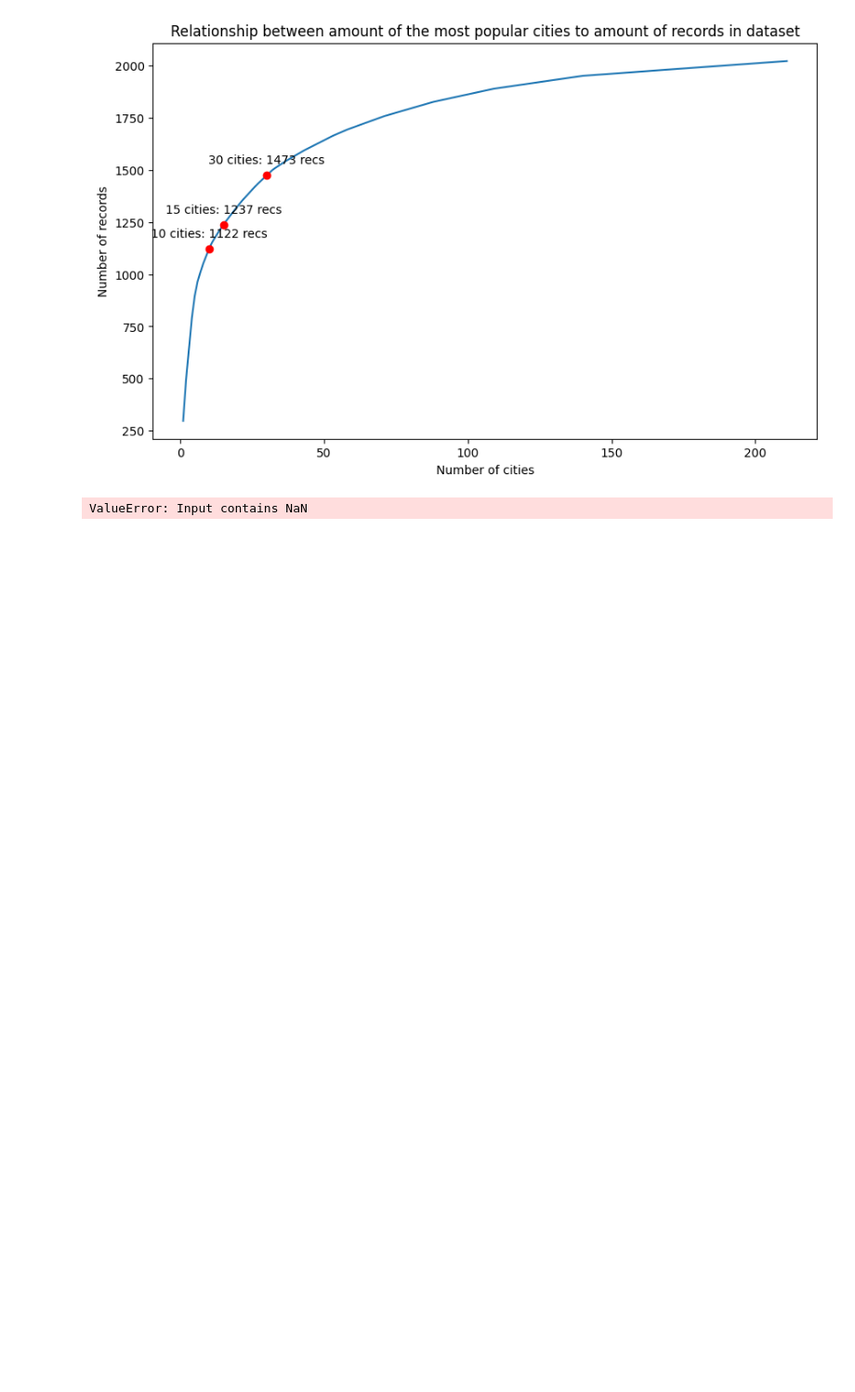
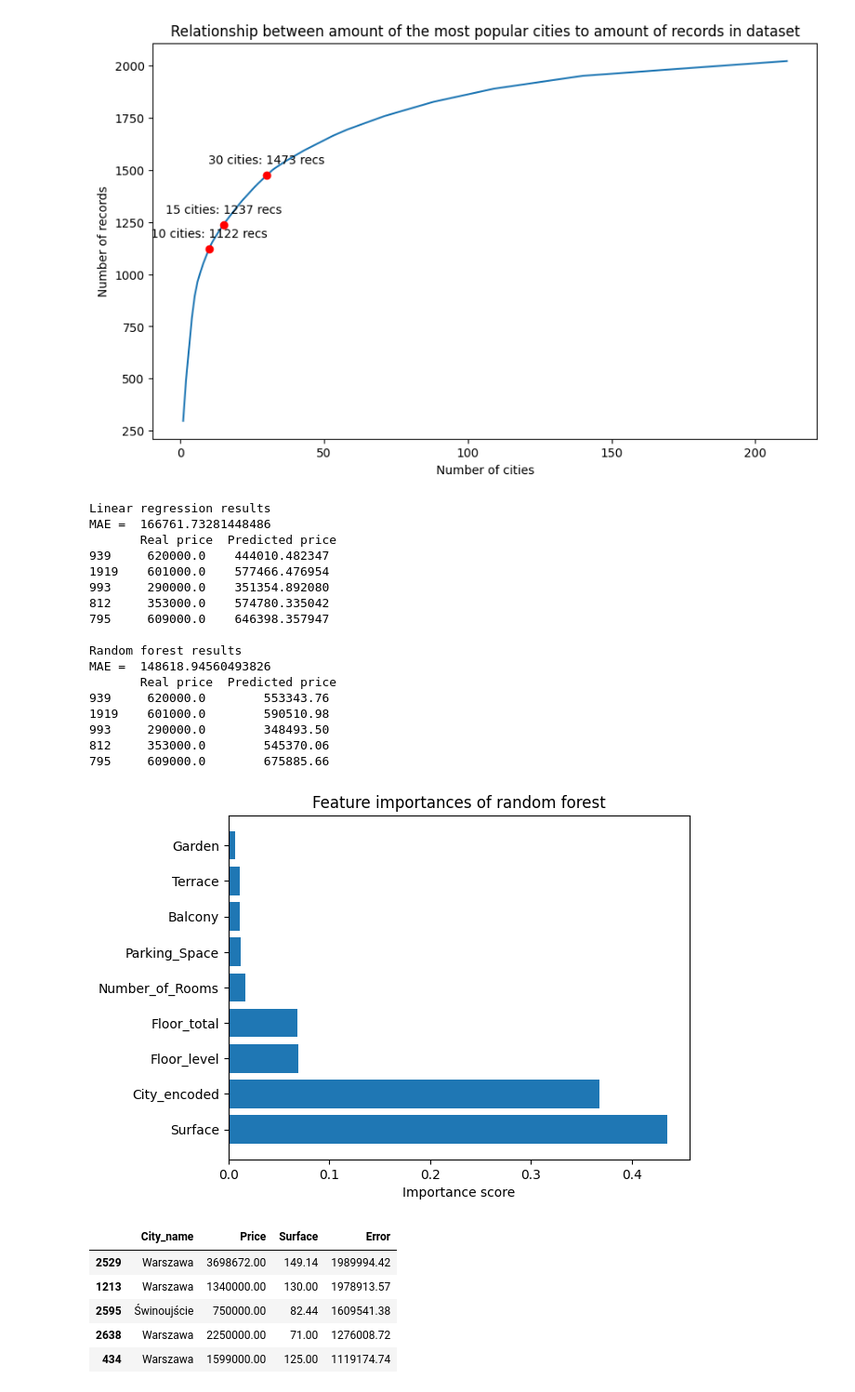
Before and after one commit to MatAbra06/otodom-analysis, a Jupyter notebook: main.ipynb, the cells around one changed output. Shown at 93% size. Drawn from its saved outputs; the diff is of its cells as text; code cells hidden in the pictures; blank space fills up the shorter version.

Commit message:
created two ml models: linear regression and random forest. Made feature importance graph for random forest. Trying to figure out cause of high mean square eerror

```diff
--- a/main.ipynb
+++ b/main.ipynb
@@ -113,33 +113,88 @@ plt.show()
 # %%
 # Applying ml model
 
 ## Target encoding
 from sklearn.model_selection import train_test_split
 
 train_df, test_df = train_test_split(df, test_size=0.2, random_state=42)
 city_means = train_df.groupby("City")["Price"].mean()
 global_mean = train_df["Price"].mean()
 train_df["City_encoded"] = train_df["City"].map(city_means)
 test_df["City_encoded"] = test_df["City"].map(city_means)
 test_df["City_encoded"] = test_df["City_encoded"].fillna(global_mean)
 train_df = train_df.drop("City", axis=1)
 test_df = test_df.drop("City", axis=1)
 
 ## Linear regression
 from sklearn.linear_model import LinearRegression
 from sklearn.metrics import mean_absolute_error
 
 y_train = train_df["Price"]
 y_test = test_df["Price"]
-X_train = train_df.drop("Price", axis=1)
-X_test = test_df.drop("Price", axis=1)
+X_train = train_df.select_dtypes(include=['number']).drop("Price", axis=1)
+X_test = test_df.select_dtypes(include=['number']).drop("Price", axis=1)
 
-# model = LinearRegression()
-# model.fit(X_train, y_train)
-# predictions = model.predict(X_test)
-# mae = mean_absolute_error(y_test, predictions)
+model = LinearRegression()
+model.fit(X_train, y_train)
+predictions = model.predict(X_test)
+mae = mean_absolute_error(y_test, predictions)
 
-# results = pd.DataFrame({'Real price': y_test, 'Predicted price': predictions})
-# print(results.head(), mae)
+results = pd.DataFrame({'Real price': y_test, 'Predicted price': predictions})
+print("Linear regression results\nMAE = ", mae, "\n", results.head(), "\n")
+
+## Random forest
+from sklearn.ensemble import RandomForestRegressor
+
+forest_model = RandomForestRegressor(n_estimators=100, random_state=42)
+forest_model.fit(X_train, y_train)
+forest_preds = forest_model.predict(X_test)
+forest_mae = mean_absolute_error(y_test, forest_preds)
+
+forest_results = pd.DataFrame({'Real price': y_test, 'Predicted price': forest_preds})
+print("Random forest results\nMAE = ", forest_mae, "\n", forest_results.head(), "\n")
+
+## Feature importances of random forest
+importances = forest_model.feature_importances_
+feature_names = X_train.columns
+feature_rank = pd.DataFrame({"Feature": feature_names, "Importance": importances})
+feature_rank = feature_rank.sort_values(by="Importance", ascending=False)
+
+plt.barh(feature_rank["Feature"], feature_rank["Importance"])
+plt.title("Feature importances of random forest")
+plt.xlabel("Importance score")
+# plt.xticks(rotation=45, ha='right')
+plt.show()
+
+## Figuring out high mae
+test_df["Error"] = abs(y_test - forest_preds)
+biggest_fails = test_df.sort_values(by="Error", ascending=False).head(5)
+report = biggest_fails[["Price", "Surface", "Error"]].copy()
+report["City_name"] = df.loc[biggest_fails.index, "City"]
+report = report[["City_name", "Price", "Surface", "Error"]]
+pd.options.display.float_format = '{:.2f}'.format
+report
 # %% [output]
-ValueError: Input contains NaN
+Linear regression results
+MAE =  166761.73281448486
+       Real price  Predicted price
+939     620000.0    444010.482347
+1919    601000.0    577466.476954
+993     290000.0    351354.892080
+812     353000.0    574780.335042
+795     609000.0    646398.357947
+
+Random forest results
+MAE =  148618.94560493826
+       Real price  Predicted price
+939     620000.0        553343.76
+1919    601000.0        590510.98
+993     290000.0        348493.50
+812     353000.0        545370.06
+795     609000.0        675885.66
+[figure, added]
+|  | City_name | Price | Surface | Error |
+| 2529 | Warszawa | 3698672.00 | 149.14 | 1989994.42 |
+| 1213 | Warszawa | 1340000.00 | 130.00 | 1978913.57 |
+| 2595 | Świnoujście | 750000.00 | 82.44 | 1609541.38 |
+| 2638 | Warszawa | 2250000.00 | 71.00 | 1276008.72 |
+| 434 | Warszawa | 1599000.00 | 125.00 | 1119174.74 |
```
